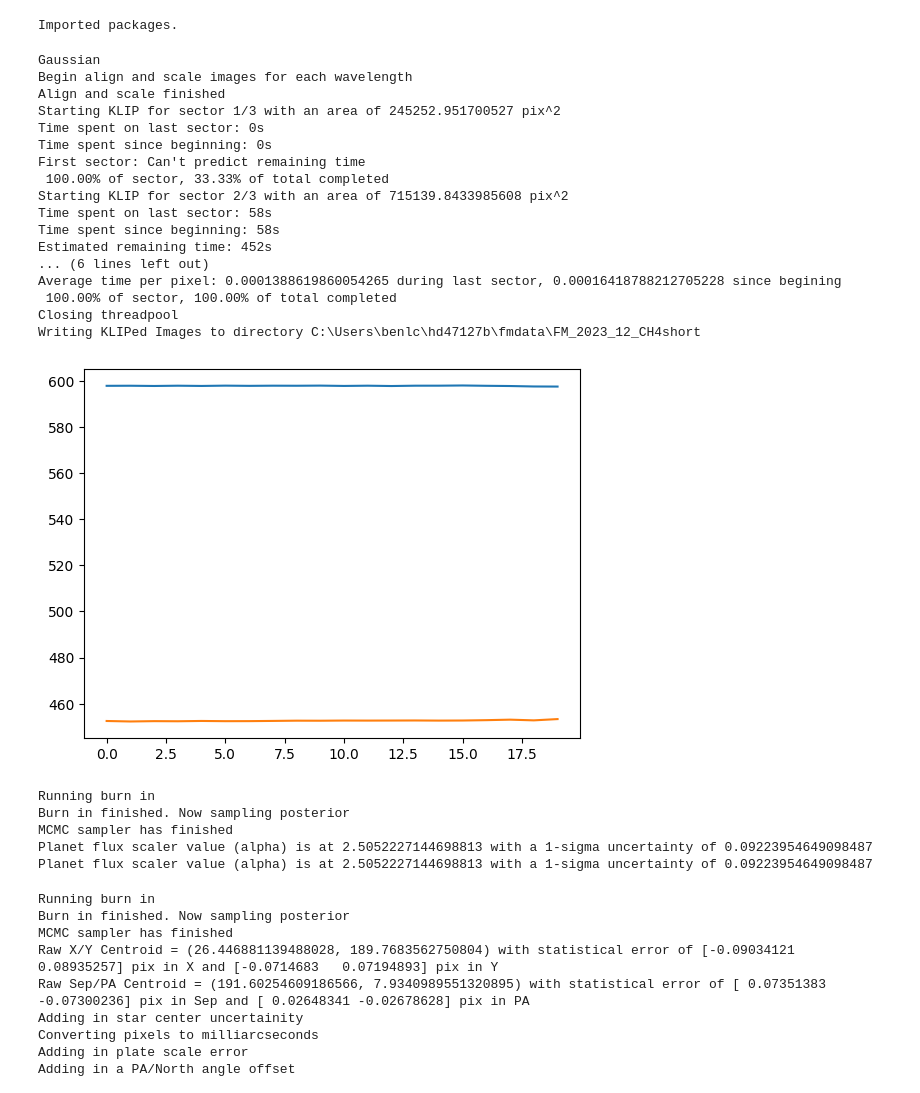
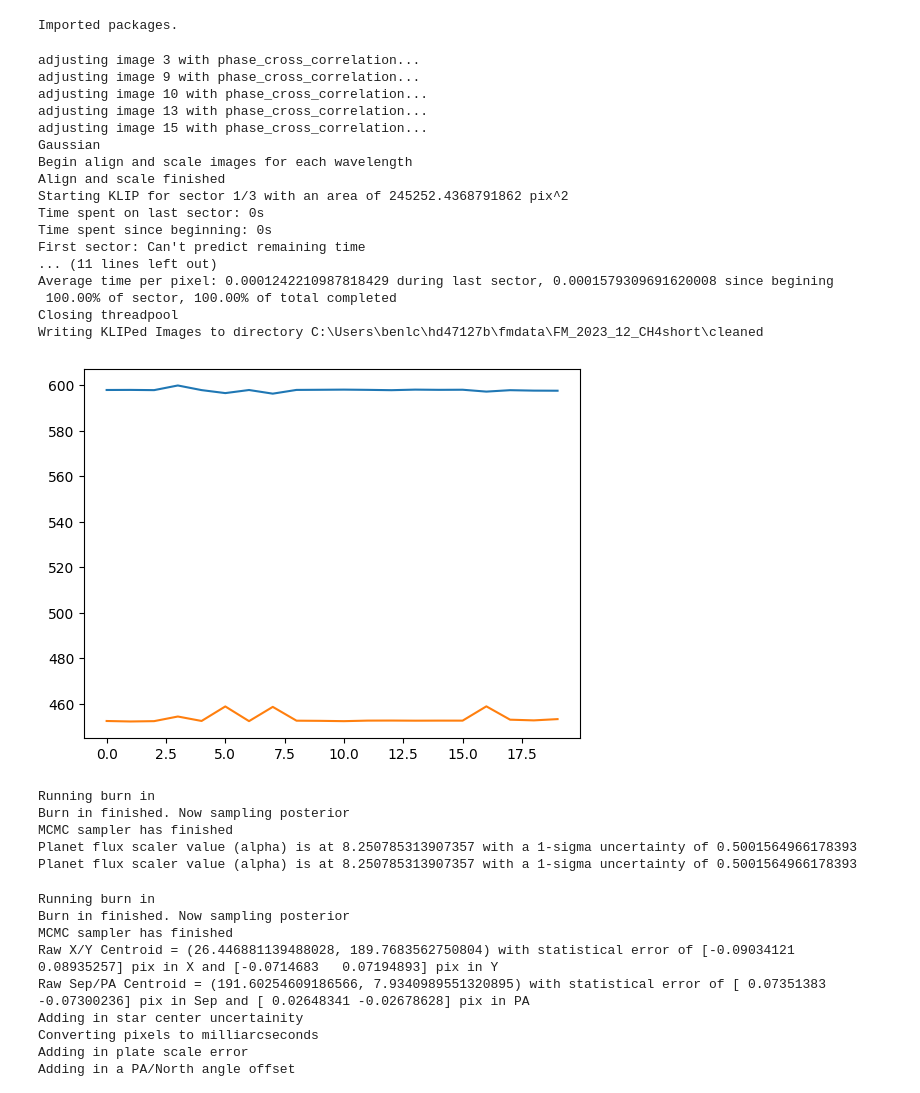
Before and after one commit to benlchang/HD47127-b-ADI, a Jupyter notebook: HD47127_ADI.ipynb, the cells around one changed output. Cells and saved outputs as stored; diff of their text form; code cells hidden in the pictures.

```diff
--- a/HD47127_ADI.ipynb
+++ b/HD47127_ADI.ipynb
@@ -314,7 +314,7 @@ def injectFakePlanets(flist, stellar_flux):
     return input_planet_fluxes, seps, dataset.wcs
 
 #Forward-Modeling
-def forwardmodel(flist, psflist=None, gaussian=None, fwhm=3):
+def forwardmodel(flist, psflist=None, gaussian=None, fwhm=3, cleaned=True):
     datacube, ctrs, parangs = ADI_getImages(flist, 1024, 1024)
     dataset = GenericData(datacube, ctrs, IWA=6, parangs=parangs)
 
@@ -343,7 +343,9 @@ def forwardmodel(flist, psflist=None, gaussian=None, fwhm=3):
     fm_class = fmpsf.FMPlanetPSF(fm_psf_stamp.shape, numbasis, guesssep, guesspa, guessflux, fm_psf_stamp,
                              input_wvs = np.unique(dataset.wvs), flux_conversion = [1]*datacube.shape[0])
 
-    outputdir = f"../fmdata/FM_2023_{band}/cleaned/"
+    outputdir = f"../fmdata/FM_2023_{band}/"
+    if cleaned:
+        outputdir = f"../fmdata/FM_2023_{band}/cleaned/"
 
     """   ___CHANGE THIS___   """
 
@@ -356,11 +358,13 @@ def forwardmodel(flist, psflist=None, gaussian=None, fwhm=3):
     fm.klip_dataset(dataset, fm_class, outputdir=outputdir, fileprefix=prefix, numbasis=numbasis,
                 annuli=3, subsections=subsections, padding=padding, movement=movement)
 
-def processFMObject(band, fwhm):
+def processFMObject(band, fwhm, cleaned=False):
     #next step:
     #exposure time comparison, adjust psfs vs planet images because its measured in absolute counts
     # read in outputs
     output_prefix = f'../fmdata/FM_2023_{band}/fwhm={fwhm}'
+    if cleaned:
+        output_prefix = f'../fmdata/FM_2023_{band}/cleaned/fwhm={fwhm}'
     fm_hdu = fits.open(output_prefix + "-fmpsf-KLmodes-all.fits")
     data_hdu = fits.open(output_prefix + "-klipped-KLmodes-all.fits")
 
@@ -433,7 +437,10 @@ def processFMObject(band, fwhm):
 
     fig = pylab.figure()
     fig = fit.best_fit_and_residuals(fig=fig)
-    fig.savefig(f'cleaned/{band}_best_{fwhm}.pdf')
+    if cleaned:
+        fig.savefig(f'cleaned/{band}_best_{fwhm}.pdf')
+    else:
+        fig.savefig(f'{band}_best_{fwhm}.pdf')
     plt.close(fig)
 
     # print(fig)
@@ -556,12 +563,12 @@ band = '12_CH4short'
 fwhm = 1.557713995 * conv
 subdir = f'2023_{band}'
 
-datadir=f'../rawdata/{subdir}/'
+datadir=f'../rawdata/{subdir}/science_dewarped_cleaned/'
 flist = sorted(glob.glob(datadir + '*.fits'), reverse=True)
 
 gaussian = makeGaussian(size=15, amplitude=30, fwhm=fwhm)
 gaussian_base_signal = np.matrix.sum(np.matrix(gaussian))
-forwardmodel(flist, gaussian=gaussian, fwhm=fwhm)
+forwardmodel(flist, gaussian=gaussian, fwhm=fwhm, cleaned=True)
 
 # ADI_NIRC2(flist, subdir)
 
@@ -588,52 +595,52 @@ forwardmodel(flist, gaussian=gaussian, fwhm=fwhm)
 #     forwardmodel(flist, gaussian=gaussian, fwhm=val)
 
 
 #ADI_getImages(flist, 1024, 1024)
     #2023_12_H a=30 fwhm=5
     #2023_12_J a=60 fwhm=4
     #2023_12_CH4short a=60 fwhm=4
     #2023_12_Kshort a=25 fwhm=5
     #2023_02_H a=125 fwhm=4
 
 #flist_adi, cen = ADI_NIRC2(flist)
 #diskForwardmodel(flist, psflist)
 #forwardmodel(flist, psflist)
 #ADI_getImages(flist, 1024, 1024)
 #ADI_NIRC2(flist)
 #cADI_NIRC2(flist)
 # forwardmodel(flist, gaussian=gaussian)
 #flist_adi, cen = ADI_NIRC2(flist)
 #input_planet_fluxes, seps, wcs = injectFakePlanets(flist, 179300000)
 
 #2d plot centers
 # %% [output]
+adjusting image 3 with phase_cross_correlation...
+adjusting image 9 with phase_cross_correlation...
+adjusting image 10 with phase_cross_correlation...
+adjusting image 13 with phase_cross_correlation...
+adjusting image 15 with phase_cross_correlation...
 Gaussian
 Begin align and scale images for each wavelength
 Align and scale finished
-Starting KLIP for sector 1/3 with an area of 245252.951700527 pix^2
+Starting KLIP for sector 1/3 with an area of 245252.4368791862 pix^2
 Time spent on last sector: 0s
 Time spent since beginning: 0s
 First sector: Can't predict remaining time
- 100.00% of sector, 33.33% of total completed
-Starting KLIP for sector 2/3 with an area of 715139.8433985608 pix^2
-Time spent on last sector: 58s
-Time spent since beginning: 58s
-Estimated remaining time: 452s
-... (6 lines left out)
-Average time per pixel: 0.0001388619860054265 during last sector, 0.00016418788212705228 since begining
+... (11 lines left out)
+Average time per pixel: 0.0001242210987818429 during last sector, 0.0001579309691620008 since begining
  100.00% of sector, 100.00% of total completed
 Closing threadpool
-Writing KLIPed Images to directory C:\Users\benlc\hd47127b\fmdata\FM_2023_12_CH4short
+Writing KLIPed Images to directory C:\Users\benlc\hd47127b\fmdata\FM_2023_12_CH4short\cleaned
-[figure, old version]
+[figure, new version]
 # %%
-fit = processFMObject(band, 3.668)
+fit = processFMObject(band, 3.6681, cleaned=True)
 print("Planet flux scaler value (alpha) is at {0} with a 1-sigma uncertainty of {1}".format(fit.fit_flux.bestfit, fit.fit_flux.error))
 # %% [output]
 Running burn in
 Burn in finished. Now sampling posterior
 MCMC sampler has finished
-Planet flux scaler value (alpha) is at 2.5052227144698813 with a 1-sigma uncertainty of 0.09223954649098487
-Planet flux scaler value (alpha) is at 2.5052227144698813 with a 1-sigma uncertainty of 0.09223954649098487
+Planet flux scaler value (alpha) is at 8.250785313907357 with a 1-sigma uncertainty of 0.5001564966178393
+Planet flux scaler value (alpha) is at 8.250785313907357 with a 1-sigma uncertainty of 0.5001564966178393
 # %%
 # for band in ['12_Kshort', '12_CH4short']:
 #     alpha_flux = processFMObject(band, f'../fmdata/FM_2023_{band}/fwhm=f')
```
Also changed, not shown: parts of 1 cell of this notebook.
